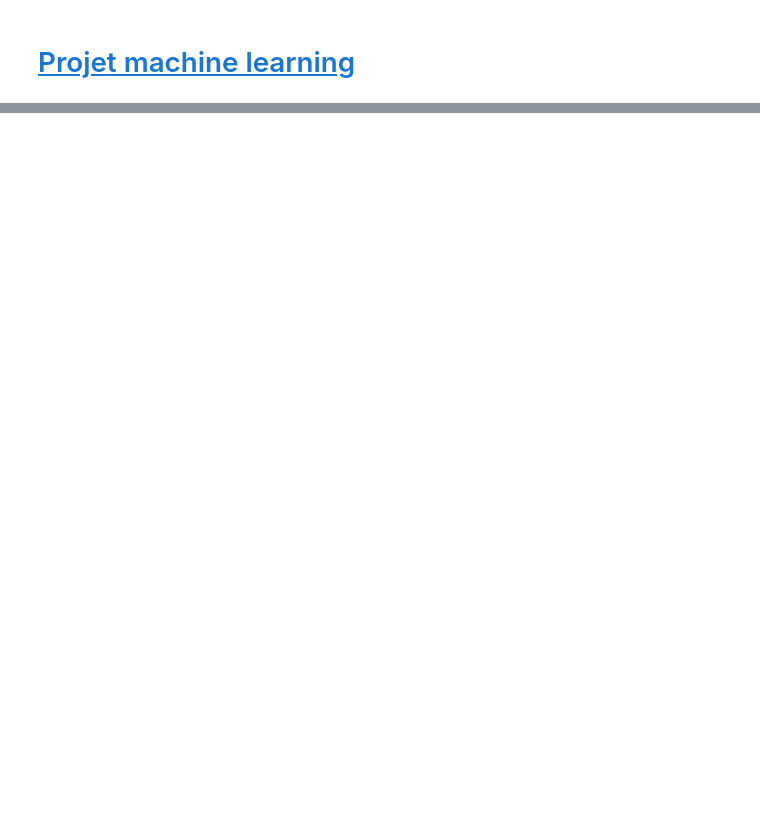
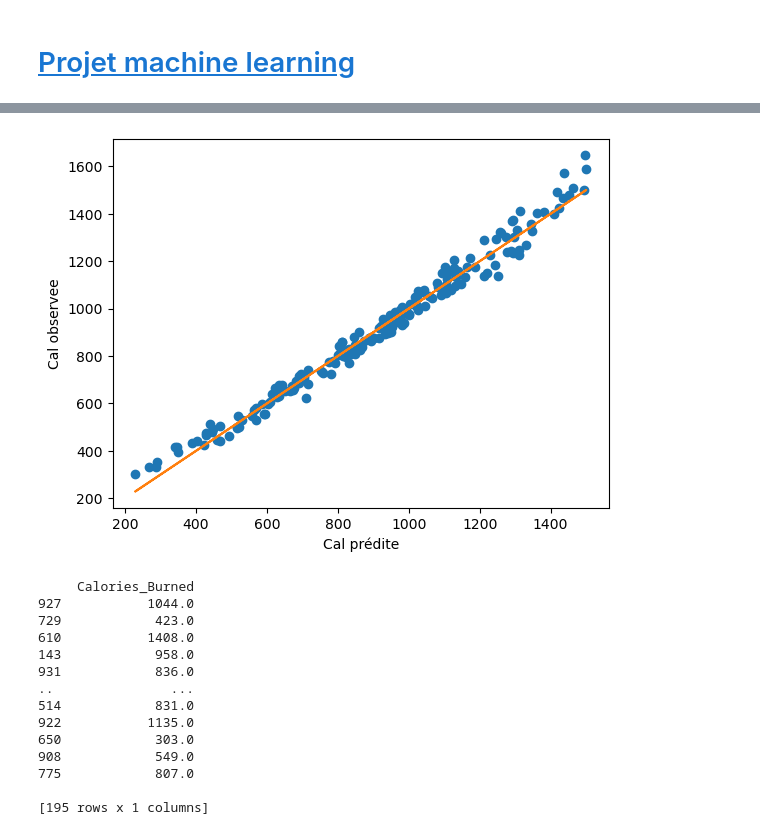
Before and after one commit to Edgar-Neboit/Projet_ML, a Jupyter notebook: Projet_ML_Python.ipynb, the cells around one changed output, grey strips where cells are left out. Drawn from its saved outputs; the diff is of its cells as text; code cells hidden in the pictures; blank space fills up the shorter version.

Commit message:
Avancement reg lin, lasso, py

```diff
--- a/Projet_ML_Python.ipynb
+++ b/Projet_ML_Python.ipynb
@@ -35,0 +127,7 @@ data.head()
+# %%
+from sklearn.preprocessing import StandardScaler
+scaler = StandardScaler()
+scaler.fit(Xc_train)
+XC_train = scaler.transform(Xc_train)
+# Meme transformation sur le test
+XC_test = scaler.transform(Xc_test)
@@ -35,0 +151,10 @@ data.head()
+# %%
+from sklearn.model_selection import GridSearchCV
+# grille de valeurs du paramètre alpha à optimiser
+param=[{"alpha":[0.4,0.5,1,1.2,1.3,1.4,1.5]}]
+regLasso = GridSearchCV(linear_model.Lasso(), param,cv=5,n_jobs=-1)
+regLassOpt=regLasso.fit(XC_train, YC_train)
+# paramètre optimal
+regLassOpt.best_params_["alpha"]
+print("Meilleur R2 = %f, Meilleur paramètre = %s" % (regLassOpt.best_score_,regLassOpt.best_params_))
+##  Meilleur R2 = 0.977484, Meilleur paramètre = {'alpha': 1.3}
@@ -35,0 +163,20 @@ data.head()
+# %%
+prev=regLassOpt.predict(XC_test)
+print("MSE=",mean_squared_error(prev,YC_test))
+print("R2=",r2_score(YC_test,prev))  #très bonne corrélation
+
+V_poids=regLassOpt.best_estimator_.coef_ #matrice des poids des coefficients dans la régression
+print(V_poids)
+
+noms_parametres = dfC.columns
+# Créer un graphique à barres
+plt.figure(figsize=(10, 6))
+plt.bar(noms_parametres, V_poids, color='skyblue')
+plt.xlabel('Noms des Paramètres')
+plt.ylabel('Coefficients')
+plt.title('Coefficients des Poids dans la Régression Lasso')
+plt.xticks(rotation=45, ha='right')
+plt.tight_layout()
+
+# Afficher le graphique
+plt.show()
@@ -35,0 +193,24 @@ data.head()
+# %%
+plt.plot(prev,YC_test,"o")
+plt.plot(prev,prev)
+plt.xlabel(u"Cal prédite")
+plt.ylabel("Cal observee")
+plt.show()
+
+print(YC_test)
+# %% [output]
+[figure, added]
+     Calories_Burned
+927           1044.0
+729            423.0
+610           1408.0
+143            958.0
+931            836.0
+..               ...
+514            831.0
+922           1135.0
+650            303.0
+908            549.0
+775            807.0
+
+[195 rows x 1 columns]
```
Also changed, not shown: parts of 20 cells of this notebook.
